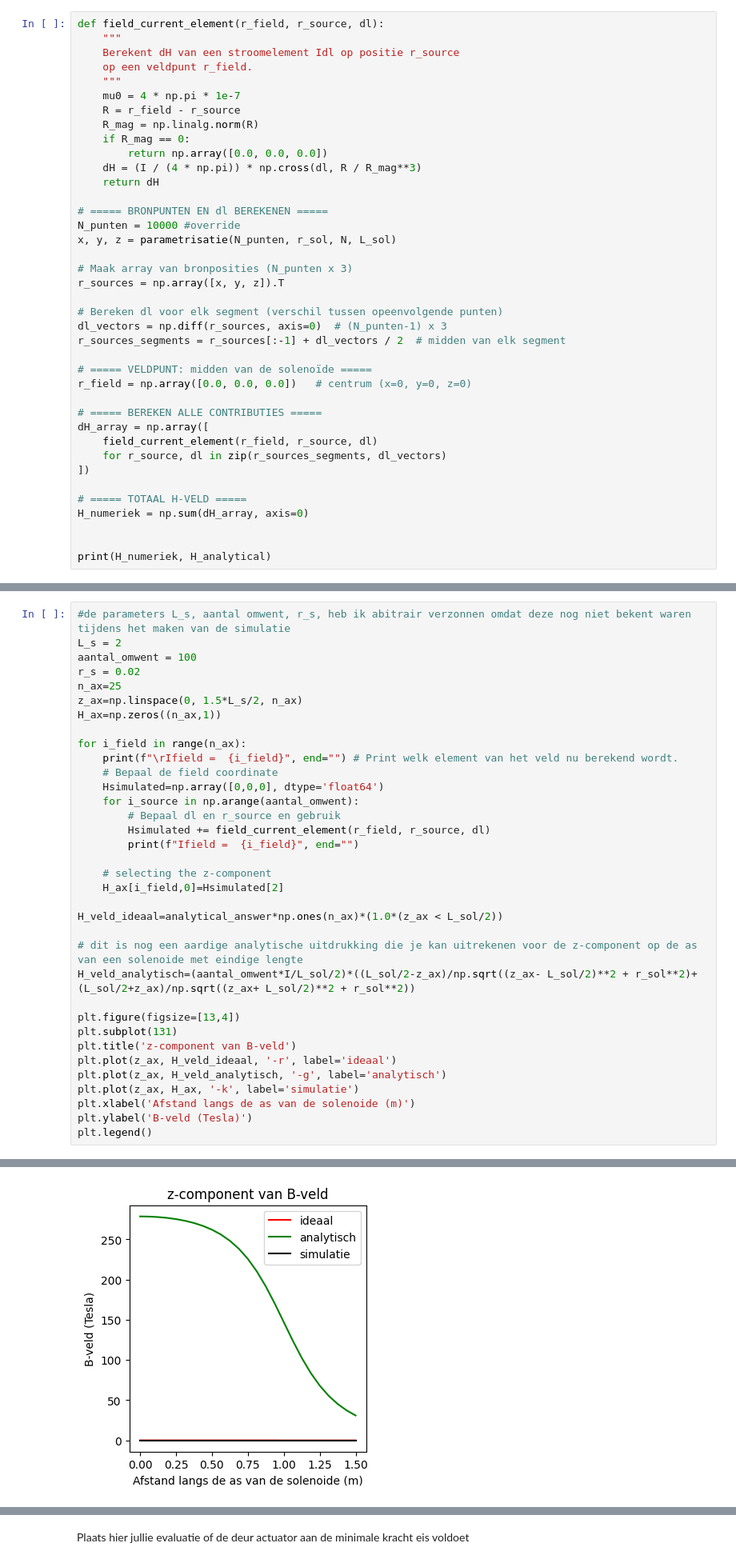
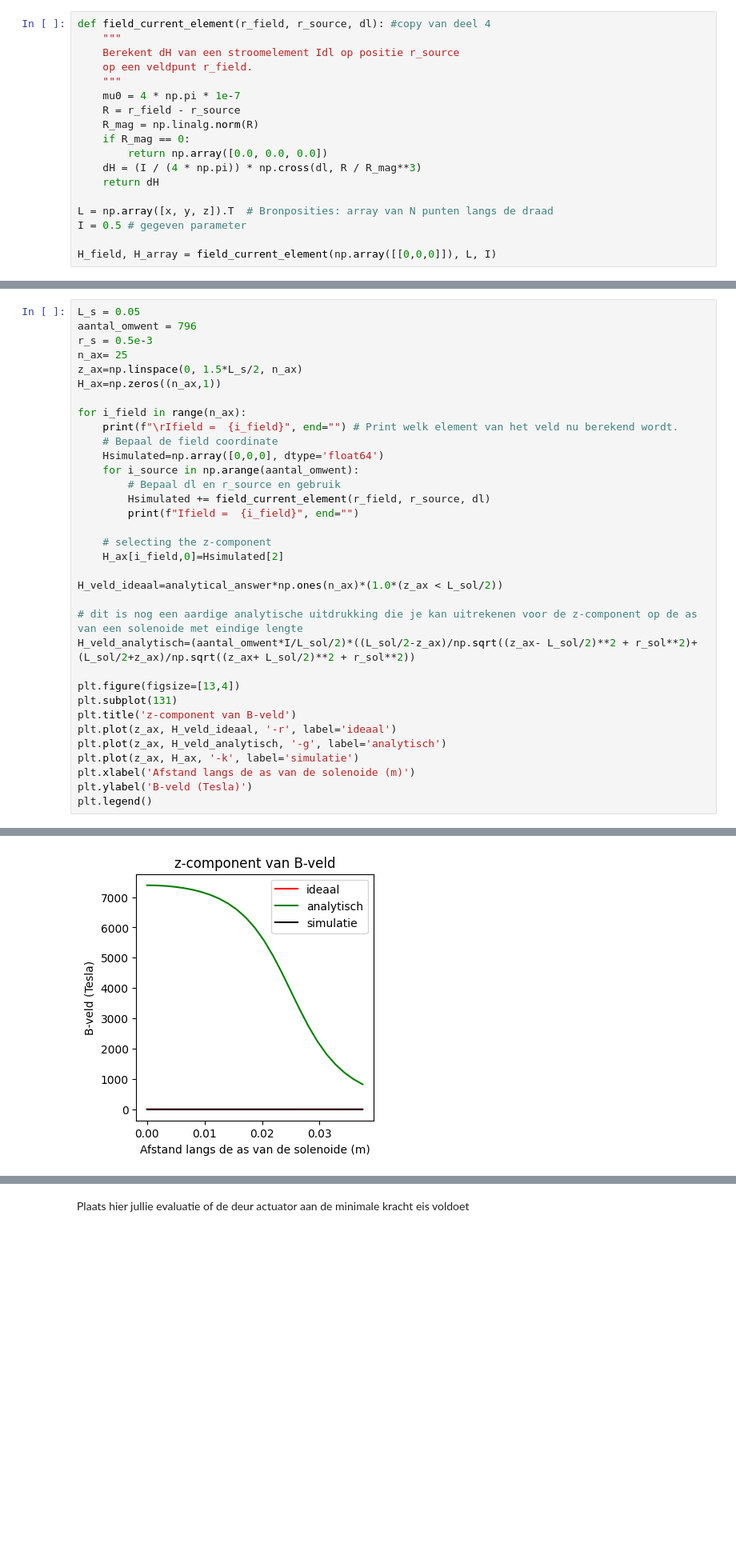
Before and after one commit to OLvanVelze/opdrachten-DEF-D-OVV, a Jupyter notebook: DigitaleOntwerpopdrachten/2KrachtactuatorOpdracht/KrachtactuatorOpdracht.ipynb, the cells around one changed output, grey strips where cells are left out. Shown at 80% size. Saved outputs shown, nothing was run; the diff lists cells and outputs as text; blank space fills up the shorter version.

Commit message:
alles werkt behalve H veld vergelijking vraag 4

```diff
--- a/DigitaleOntwerpopdrachten/2KrachtactuatorOpdracht/KrachtactuatorOpdracht.ipynb
+++ b/DigitaleOntwerpopdrachten/2KrachtactuatorOpdracht/KrachtactuatorOpdracht.ipynb
@@ -467,7 +467,7 @@ Bereken het veld in het midden van de solenoide en vergelijk het met het analyti
 * Denk na over wat dl betekent en hoe jullie deze zou berekenen.
 * Bereken met de functie die jullie eerder geschreven hebben de contributies aan het $H$-veld en sommeer deze.
 # %%
-def field_current_element(r_field, r_source, dl):
+def field_current_element(r_field, r_source, dl): #copy van deel 4
     """
     Berekent dH van een stroomelement Idl op positie r_source
     op een veldpunt r_field.
@@ -480,29 +480,8 @@ def field_current_element(r_field, r_source, dl):
     dH = (I / (4 * np.pi)) * np.cross(dl, R / R_mag**3)
     return dH
 
-# ===== BRONPUNTEN EN dl BEREKENEN =====
-N_punten = 10000 #override
-x, y, z = parametrisatie(N_punten, r_sol, N, L_sol)
+L = np.array([x, y, z]).T  # Bronposities: array van N punten langs de draad
+I = 0.5 # gegeven parameter
 
-# Maak array van bronposities (N_punten x 3)
-r_sources = np.array([x, y, z]).T
-
-# Bereken dl voor elk segment (verschil tussen opeenvolgende punten)
-dl_vectors = np.diff(r_sources, axis=0)  # (N_punten-1) x 3
-r_sources_segments = r_sources[:-1] + dl_vectors / 2  # midden van elk segment
-
-# ===== VELDPUNT: midden van de solenoïde =====
-r_field = np.array([0.0, 0.0, 0.0])   # centrum (x=0, y=0, z=0)
-
-# ===== BEREKEN ALLE CONTRIBUTIES =====
-dH_array = np.array([
-    field_current_element(r_field, r_source, dl)
-    for r_source, dl in zip(r_sources_segments, dl_vectors)
-])
-
-# ===== TOTAAL H-VELD =====
-H_numeriek = np.sum(dH_array, axis=0)
-
-
-print(H_numeriek, H_analytical)
+H_field, H_array = field_current_element(np.array([[0,0,0]]), L, I)
 # %% [output]
@@ -515,44 +494,43 @@ Omdat onze solenoide niet oneindig lang is zal het veld in de solenoide niet uni
 
 Bereken de $z$-component van het $\mathbf{H}$-veld op de as van de solenoide over het interval $z \in [0, 1.5L_s]$ in 25 stappen. Je moet nu dus op elk veld-punt met behulp Biot-Savart de bijdragen van alle stroomelementen integreren. Maak een grafiek van de $z$-component van het $\mathbf{H}$-veld tegen $z$.
 # %%
-#de parameters L_s, aantal omwent, r_s, heb ik abitrair verzonnen omdat deze nog niet bekent waren tijdens het maken van de simulatie
-L_s = 2
-aantal_omwent = 100
-r_s = 0.02
-n_ax=25
+L_s = 0.05
+aantal_omwent = 796
+r_s = 0.5e-3
+n_ax= 25
 z_ax=np.linspace(0, 1.5*L_s/2, n_ax)
 H_ax=np.zeros((n_ax,1))
 
 for i_field in range(n_ax):
     print(f"\rIfield =  {i_field}", end="") # Print welk element van het veld nu berekend wordt.
     # Bepaal de field coordinate
     Hsimulated=np.array([0,0,0], dtype='float64')
     for i_source in np.arange(aantal_omwent):
         # Bepaal dl en r_source en gebruik
         Hsimulated += field_current_element(r_field, r_source, dl)
         print(f"Ifield =  {i_field}", end="")
 
     # selecting the z-component
     H_ax[i_field,0]=Hsimulated[2]
 
 H_veld_ideaal=analytical_answer*np.ones(n_ax)*(1.0*(z_ax < L_sol/2))
 
 # dit is nog een aardige analytische uitdrukking die je kan uitrekenen voor de z-component op de as van een solenoide met eindige lengte
 H_veld_analytisch=(aantal_omwent*I/L_sol/2)*((L_sol/2-z_ax)/np.sqrt((z_ax- L_sol/2)**2 + r_sol**2)+(L_sol/2+z_ax)/np.sqrt((z_ax+ L_sol/2)**2 + r_sol**2))
 
 plt.figure(figsize=[13,4])
 plt.subplot(131)
 plt.title('z-component van B-veld')
 plt.plot(z_ax, H_veld_ideaal, '-r', label='ideaal')
 plt.plot(z_ax, H_veld_analytisch, '-g', label='analytisch')
 plt.plot(z_ax, H_ax, '-k', label='simulatie')
 plt.xlabel('Afstand langs de as van de solenoide (m)')
 plt.ylabel('B-veld (Tesla)')
 plt.legend()
 # %% [output]
 Ifield =  24Ifield =  24Ifield =  24Ifield =  24Ifield =  24Ifield =  24Ifield =  24Ifield =  24Ifield =  24Ifield =  24Ifield =  24Ifield =  24Ifield =  24Ifield =  24Ifield =  24Ifield =  24Ifield = ...
 <matplotlib.legend.Legend at 0x...>
-[figure, old version]
+[figure, new version]
 # %% [markdown]
 We gaan de solenoide nu gebruiken voor onze krachtactuator. Daarvoor gaan we opnieuw de energie in het magnetisch veld berekenen, maar nu met het numerieke resultaat voor een eindige lengte solenoide. We gaan hier nu een aantal aannames maken:
 * We nemen aan het veld alleen een $z$-component heeft en niet afhangt van de afstand tot de solenoide as
```
Also changed, not shown: parts of 10 cells of this notebook.
